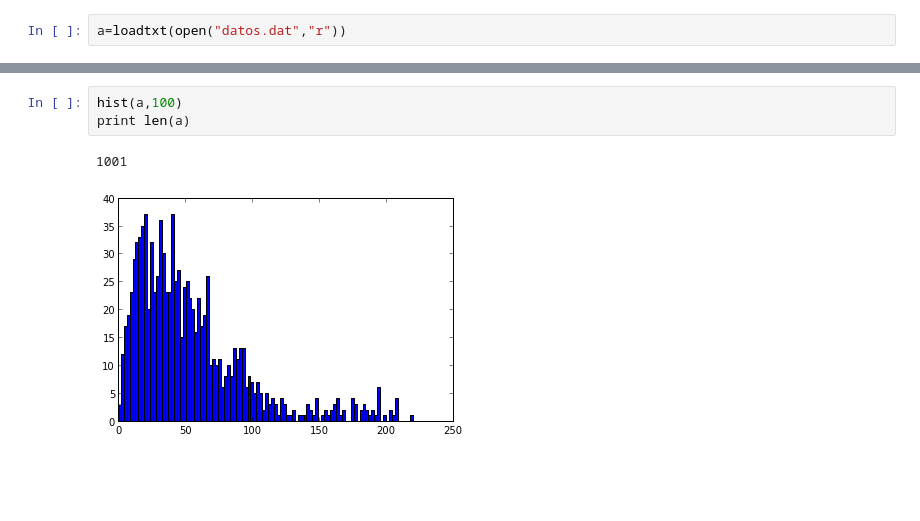
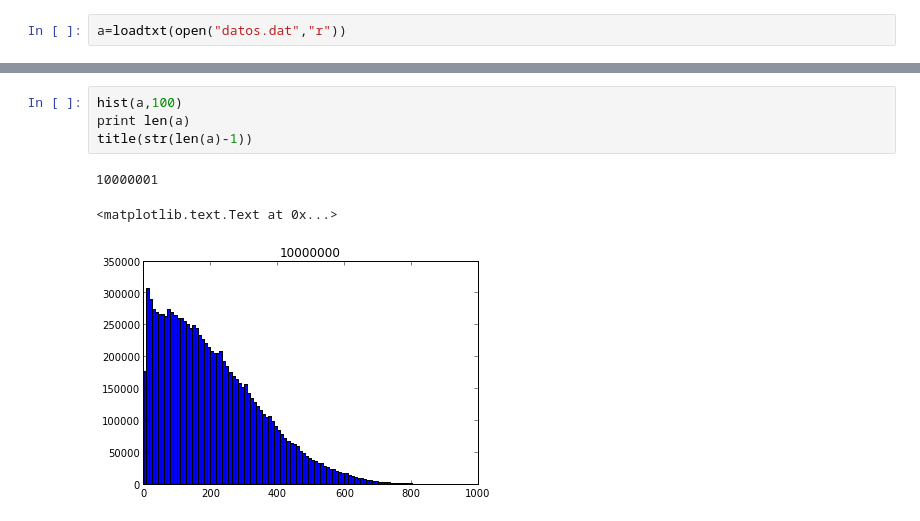
Before and after one commit to daniel-lozano/Estadistica, a Jupyter notebook: grafica_c.ipynb, the cells around one changed output, grey strips where cells are left out. Drawn from its saved outputs; the diff is of its cells as text; blank space fills up the shorter version.

```diff
--- a/grafica_c.ipynb
+++ b/grafica_c.ipynb
@@ -19,6 +29,8 @@ print len(a)
 # %%
 hist(a,100)
 print len(a)
+title(str(len(a)-1))
 # %% [output]
-1001
+10000001
+<matplotlib.text.Text at 0x...>
-[figure, old version]
+[figure, new version]
```
Also changed, not shown: parts of 6 cells of this notebook, 5 other files.
